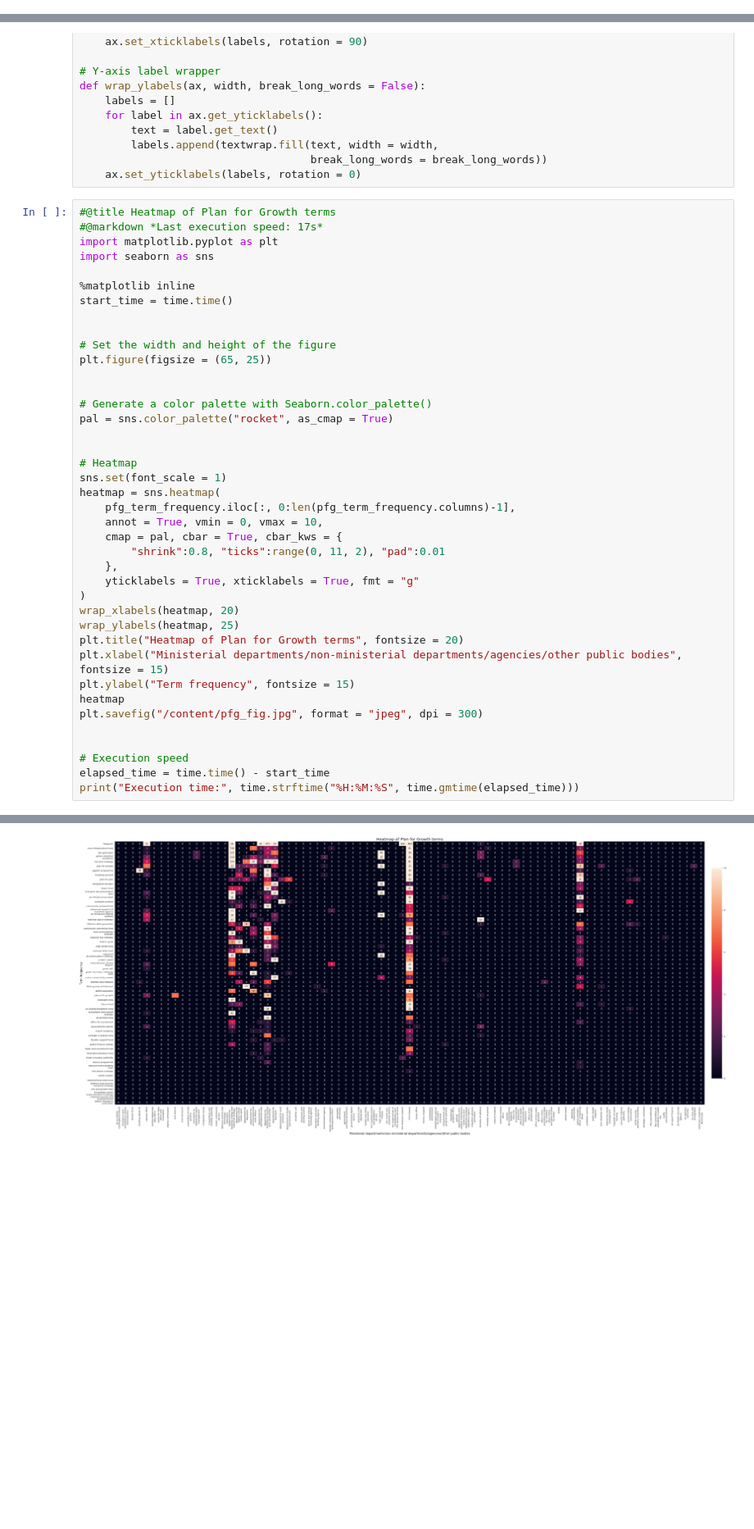
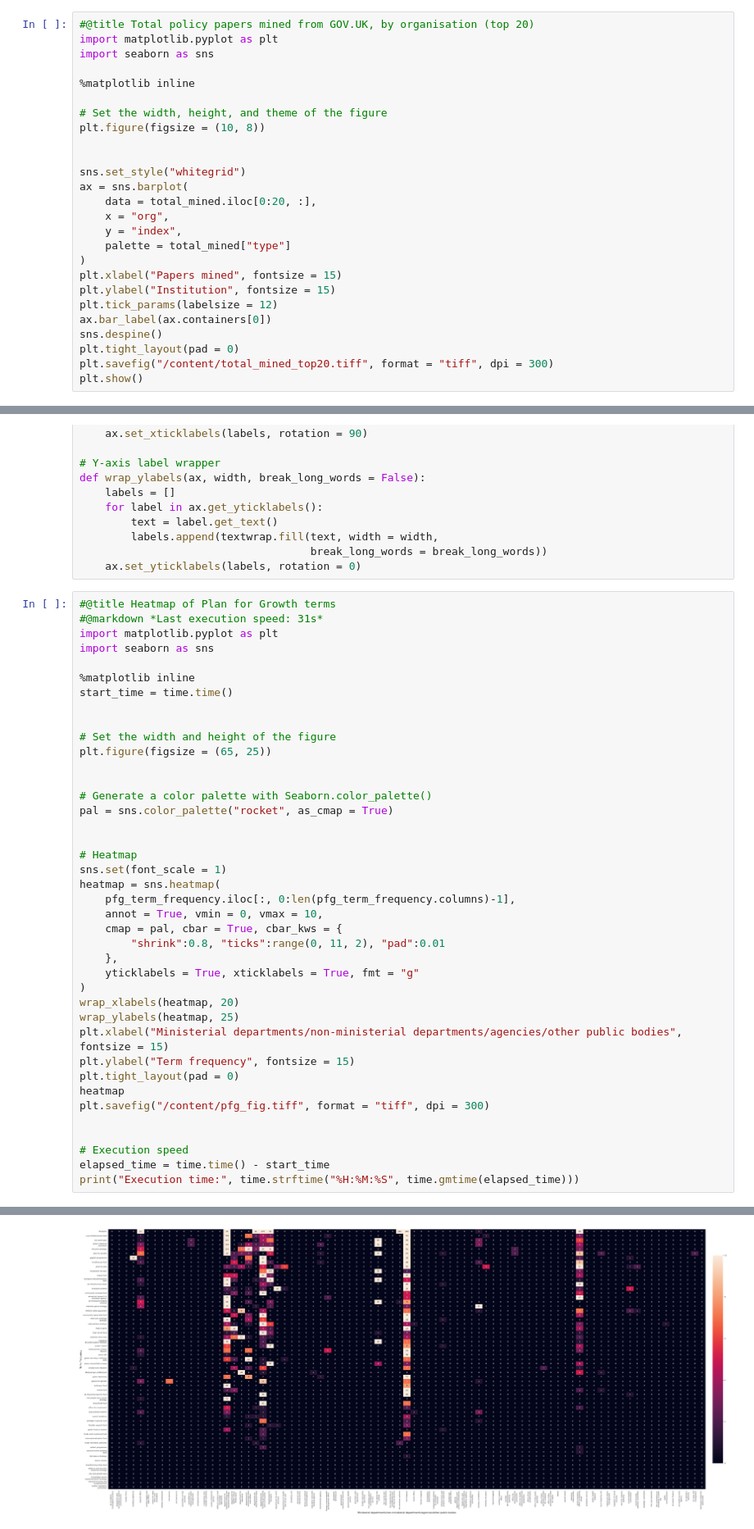
Before and after one commit to adammuhtar/nlp-networks-uk-econ-strategies, a Jupyter notebook: UK_Economic_Strategy_Text_and_Network_Analysis.ipynb, the cells around one changed output, grey strips where cells are left out. Shown at 82% size. Drawn from its saved outputs; the diff is of its cells as text; blank space fills up the shorter version.

```diff
--- a/UK_Economic_Strategy_Text_and_Network_Analysis.ipynb
+++ b/UK_Economic_Strategy_Text_and_Network_Analysis.ipynb
@@ -593,0 +530,26 @@ fig.show()
+# %%
+#@title Total policy papers mined from GOV.UK, by organisation (top 20)
+import matplotlib.pyplot as plt
+import seaborn as sns
+
+%matplotlib inline
+
+# Set the width, height, and theme of the figure
+plt.figure(figsize = (10, 8))
+
+
+sns.set_style("whitegrid")
+ax = sns.barplot(
+    data = total_mined.iloc[0:20, :],
+    x = "org",
+    y = "index",
+    palette = total_mined["type"]
+)
+plt.xlabel("Papers mined", fontsize = 15)
+plt.ylabel("Institution", fontsize = 15)
+plt.tick_params(labelsize = 12)
+ax.bar_label(ax.containers[0])
+sns.despine()
+plt.tight_layout(pad = 0)
+plt.savefig("/content/total_mined_top20.tiff", format = "tiff", dpi = 300)
+plt.show()
@@ -1022,7 +986,7 @@ def wrap_ylabels(ax, width, break_long_words = False):
     ax.set_yticklabels(labels, rotation = 0)
 # %%
 #@title Heatmap of Plan for Growth terms
-#@markdown *Last execution speed: 17s*
+#@markdown *Last execution speed: 31s*
 import matplotlib.pyplot as plt
 import seaborn as sns
 
@@ -1050,11 +1014,11 @@ heatmap = sns.heatmap(
 )
 wrap_xlabels(heatmap, 20)
 wrap_ylabels(heatmap, 25)
-plt.title("Heatmap of Plan for Growth terms", fontsize = 20)
 plt.xlabel("Ministerial departments/non-ministerial departments/agencies/other public bodies", fontsize = 15)
 plt.ylabel("Term frequency", fontsize = 15)
+plt.tight_layout(pad = 0)
 heatmap
-plt.savefig("/content/pfg_fig.jpg", format = "jpeg", dpi = 300)
+plt.savefig("/content/pfg_fig.tiff", format = "tiff", dpi = 300)
 
 
 # Execution speed
@@ -1065,3 +1029,3 @@ Execution time: 00:00:25
-[figure, old version]
+[figure, new version]
 # %%
 #@title Heatmap of UK Innovation Strategy terms
```
Also changed, not shown: parts of 24 cells of this notebook.
